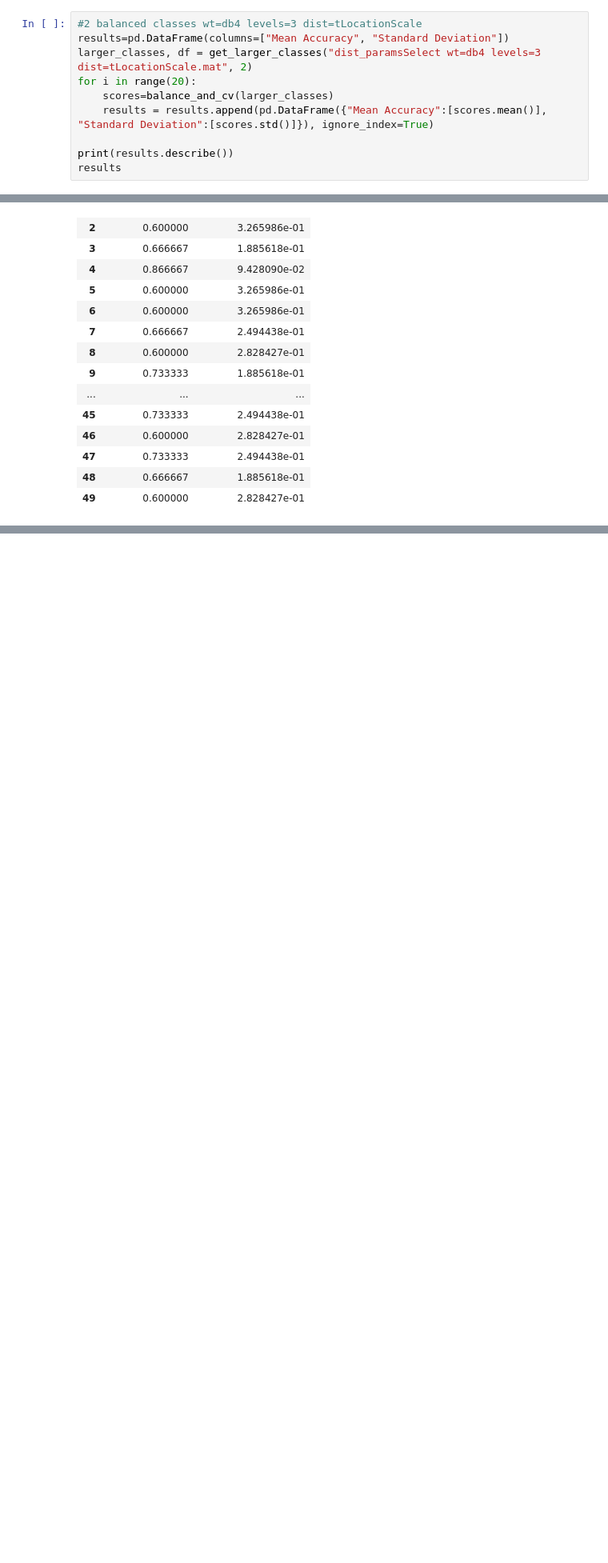
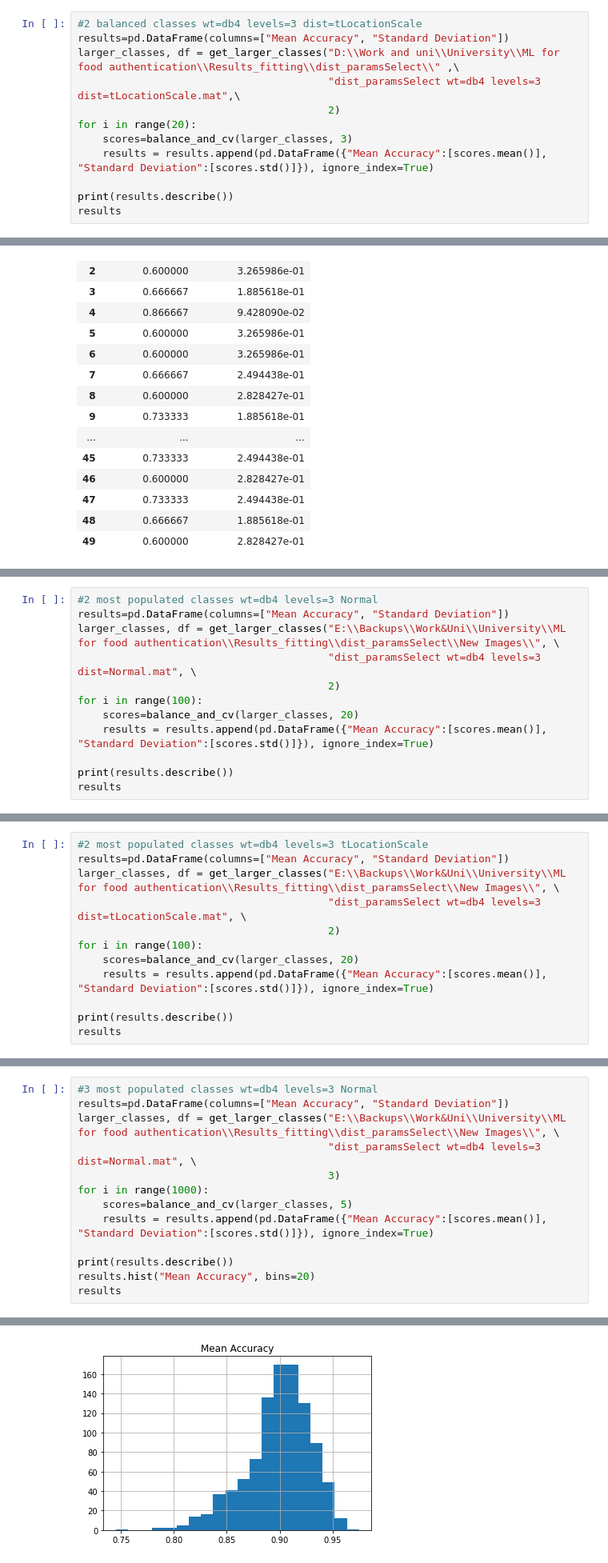
Before and after one commit to papandreas42/MLforHoney, a Jupyter notebook: wavelet_decomposition.ipynb, the cells around one changed output, grey strips where cells are left out. Shown at 80% size. Cells and saved outputs as stored; diff of their text form; blank space fills up the shorter version.

```diff
--- a/wavelet_decomposition.ipynb
+++ b/wavelet_decomposition.ipynb
@@ -531,9 +548,11 @@ max         1.000000            0.094281
 # %%
 #2 balanced classes wt=db4 levels=3 dist=tLocationScale
 results=pd.DataFrame(columns=["Mean Accuracy", "Standard Deviation"])
-larger_classes, df = get_larger_classes("dist_paramsSelect wt=db4 levels=3 dist=tLocationScale.mat", 2)
+larger_classes, df = get_larger_classes("D:\\Work and uni\\University\\ML for food authentication\\Results_fitting\\dist_paramsSelect\\" ,\
+                                        "dist_paramsSelect wt=db4 levels=3 dist=tLocationScale.mat",\
+                                        2)
 for i in range(20):
-    scores=balance_and_cv(larger_classes)
+    scores=balance_and_cv(larger_classes, 3)
     results = results.append(pd.DataFrame({"Mean Accuracy":[scores.mean()], "Standard Deviation":[scores.std()]}), ignore_index=True)
 
 print(results.describe())
@@ -748,0 +801,12 @@ max         0.866667        3.771236e-01
+# %%
+#2 most populated classes wt=db4 levels=3 Normal
+results=pd.DataFrame(columns=["Mean Accuracy", "Standard Deviation"])
+larger_classes, df = get_larger_classes("E:\\Backups\\Work&Uni\\University\\ML for food authentication\\Results_fitting\\dist_paramsSelect\\New Images\\", \
+                                        "dist_paramsSelect wt=db4 levels=3 dist=Normal.mat", \
+                                        2)
+for i in range(100):
+    scores=balance_and_cv(larger_classes, 20)
+    results = results.append(pd.DataFrame({"Mean Accuracy":[scores.mean()], "Standard Deviation":[scores.std()]}), ignore_index=True)
+
+print(results.describe())
+results
@@ -748,0 +845,12 @@ max         0.866667        3.771236e-01
+# %%
+#2 most populated classes wt=db4 levels=3 tLocationScale
+results=pd.DataFrame(columns=["Mean Accuracy", "Standard Deviation"])
+larger_classes, df = get_larger_classes("E:\\Backups\\Work&Uni\\University\\ML for food authentication\\Results_fitting\\dist_paramsSelect\\New Images\\", \
+                                        "dist_paramsSelect wt=db4 levels=3 dist=tLocationScale.mat", \
+                                        2)
+for i in range(100):
+    scores=balance_and_cv(larger_classes, 20)
+    results = results.append(pd.DataFrame({"Mean Accuracy":[scores.mean()], "Standard Deviation":[scores.std()]}), ignore_index=True)
+
+print(results.describe())
+results
@@ -748,0 +889,14 @@ max         0.866667        3.771236e-01
+# %%
+#3 most populated classes wt=db4 levels=3 Normal
+results=pd.DataFrame(columns=["Mean Accuracy", "Standard Deviation"])
+larger_classes, df = get_larger_classes("E:\\Backups\\Work&Uni\\University\\ML for food authentication\\Results_fitting\\dist_paramsSelect\\New Images\\", \
+                                        "dist_paramsSelect wt=db4 levels=3 dist=Normal.mat", \
+                                        3)
+for i in range(1000):
+    scores=balance_and_cv(larger_classes, 5)
+    results = results.append(pd.DataFrame({"Mean Accuracy":[scores.mean()], "Standard Deviation":[scores.std()]}), ignore_index=True)
+
+print(results.describe())
+results.hist("Mean Accuracy", bins=20)
+results
+# %% [output]
@@ -748,0 +934 @@ max         0.866667        3.771236e-01
+[figure, added]
```
Also changed, not shown: parts of 19 cells of this notebook, 2 other files.
